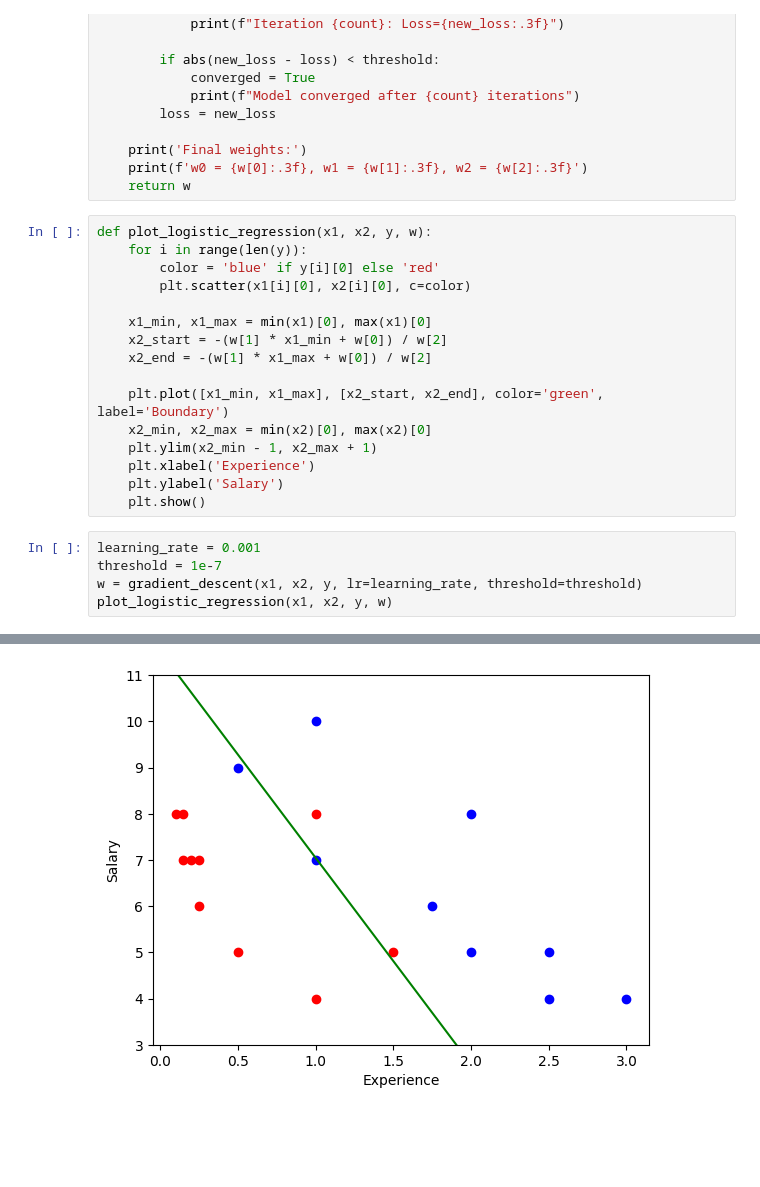
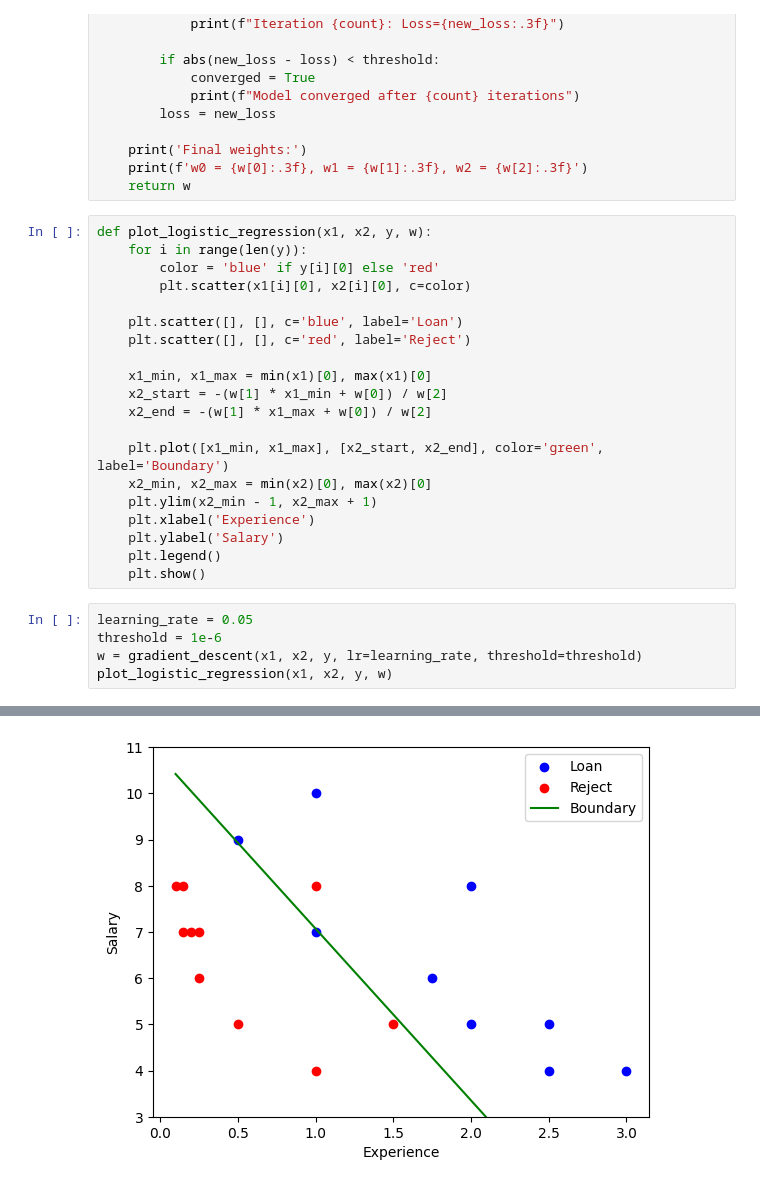
Before and after one commit to dominhquang39/dl2026, a Jupyter notebook: lab3/logistic_regression.ipynb, the cells around one changed output, grey strips where cells are left out. Saved outputs shown, nothing was run; the diff lists cells and outputs as text; blank space fills up the shorter version.

```diff
--- a/lab3/logistic_regression.ipynb
+++ b/lab3/logistic_regression.ipynb
@@ -90,6 +90,9 @@ def plot_logistic_regression(x1, x2, y, w):
     for i in range(len(y)):
         color = 'blue' if y[i][0] else 'red'
         plt.scatter(x1[i][0], x2[i][0], c=color)
+
+    plt.scatter([], [], c='blue', label='Loan')
+    plt.scatter([], [], c='red', label='Reject')
 
     x1_min, x1_max = min(x1)[0], max(x1)[0]
     x2_start = -(w[1] * x1_min + w[0]) / w[2]
@@ -100,10 +103,11 @@ def plot_logistic_regression(x1, x2, y, w):
     plt.ylim(x2_min - 1, x2_max + 1)
     plt.xlabel('Experience')
     plt.ylabel('Salary')
+    plt.legend()
     plt.show()
 # %%
-learning_rate = 0.001
-threshold = 1e-7
+learning_rate = 0.05
+threshold = 1e-6
 w = gradient_descent(x1, x2, y, lr=learning_rate, threshold=threshold)
 plot_logistic_regression(x1, x2, y, w)
 # %% [output]
@@ -127 +118 @@ w0 = -8.752, w1 = 3.397, w2 = 0.760
-[figure, old version]
+[figure, new version]
```
Also changed, not shown: parts of 4 cells of this notebook.
